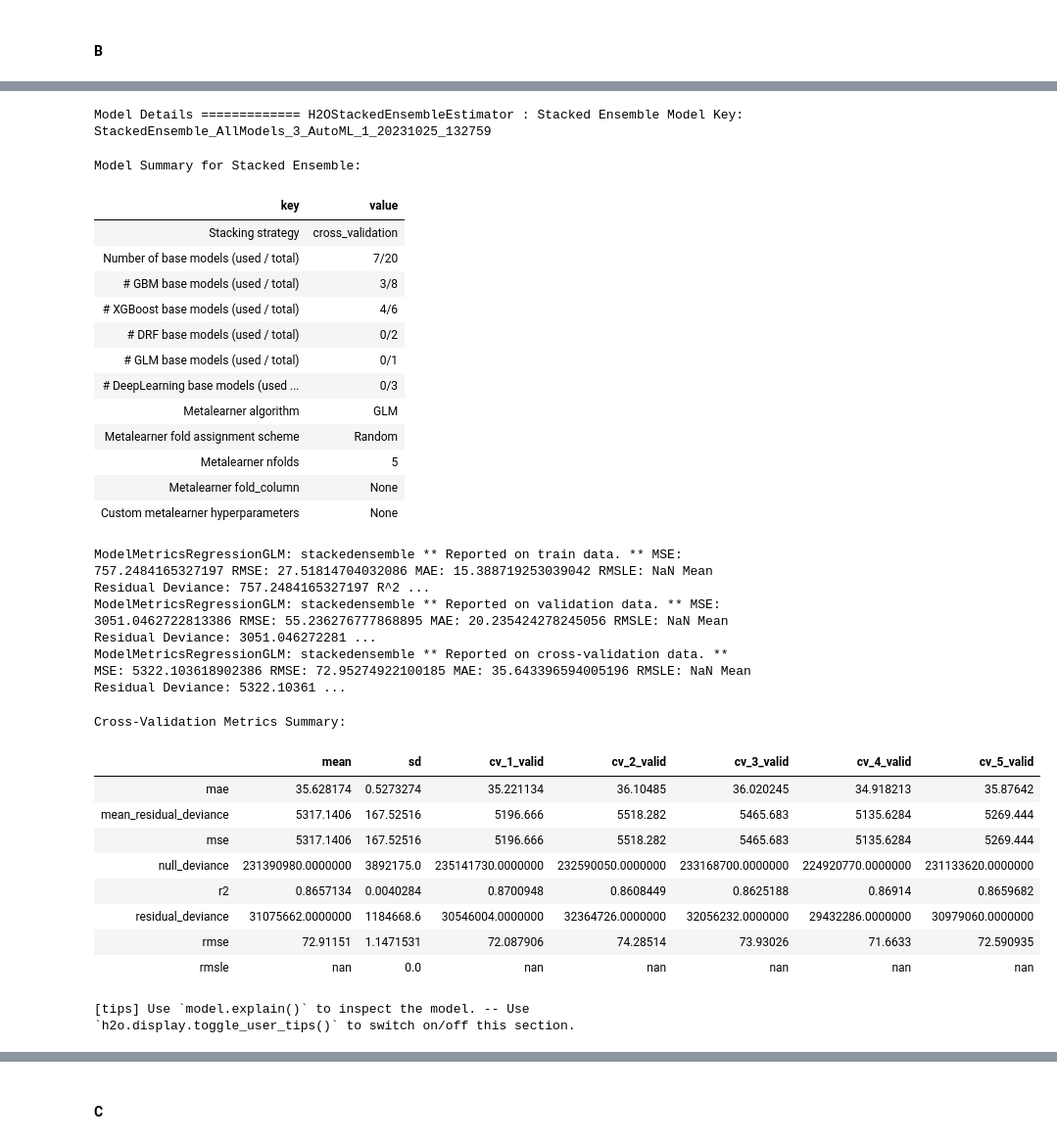
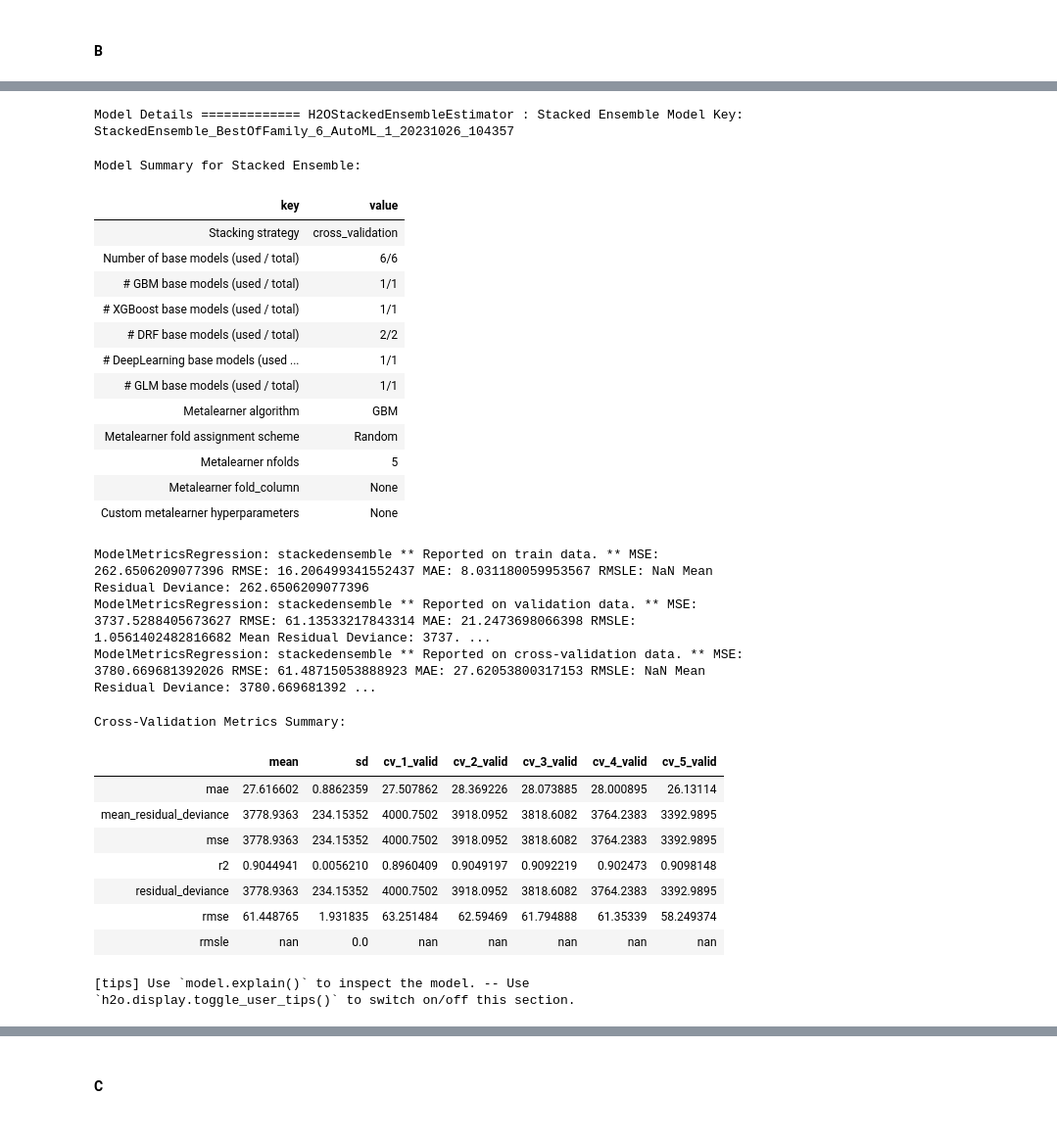
Before and after one commit to odaernt/Machine-learning-066, a Jupyter notebook: new_start/generate_dataset_automl.ipynb, the cells around one changed output, grey strips where cells are left out. Shown: that part at 98% size. Saved outputs shown, nothing was run; the diff lists cells and outputs as text; code cells hidden in the pictures.

```diff
--- a/new_start/generate_dataset_automl.ipynb
+++ b/new_start/generate_dataset_automl.ipynb
@@ -464,7 +508,7 @@ valid = h2o.H2OFrame(X_validate.assign(pv_measurement=y_validate))
 y = "pv_measurement"
 
 # Run H2O AutoML with your data
-aml = H2OAutoML(max_runtime_secs=300, stopping_metric="mae")
+aml = H2OAutoML(max_runtime_secs=1800, stopping_metric="mae")
 aml.train(y=y, training_frame=train, validation_frame=valid)
 # %% [output]
 Checking whether there is an H2O instance running at http://localhost:54322..... not found.
@@ -511,30 +555,29 @@ AutoML progress: |
-Model Details ============= H2OStackedEnsembleEstimator : Stacked Ensemble Model Key: StackedEnsemble_AllModels_3_AutoML_1_20231025_132759
+Model Details ============= H2OStackedEnsembleEstimator : Stacked Ensemble Model Key: StackedEnsemble_BestOfFamily_6_AutoML_1_20231026_104357
 Model Summary for Stacked Ensemble:
 | key | value |
 | Stacking strategy | cross_validation |
-| Number of base models (used / total) | 7/20 |
-| # GBM base models (used / total) | 3/8 |
-| # XGBoost base models (used / total) | 4/6 |
-| # DRF base models (used / total) | 0/2 |
-| # GLM base models (used / total) | 0/1 |
-| # DeepLearning base models (used ... | 0/3 |
-| Metalearner algorithm | GLM |
+| Number of base models (used / total) | 6/6 |
+| # GBM base models (used / total) | 1/1 |
+| # XGBoost base models (used / total) | 1/1 |
+| # DRF base models (used / total) | 2/2 |
+| # DeepLearning base models (used ... | 1/1 |
+| # GLM base models (used / total) | 1/1 |
+| Metalearner algorithm | GBM |
 | Metalearner fold assignment scheme | Random |
 | Metalearner nfolds | 5 |
 | Metalearner fold_column | None |
 | Custom metalearner hyperparameters | None |
-ModelMetricsRegressionGLM: stackedensemble ** Reported on train data. ** MSE: 757.2484165327197 RMSE: 27.51814704032086 MAE: 15.388719253039042 RMSLE: NaN Mean Residual Deviance: 757.2484165327197 R^2 ...
-ModelMetricsRegressionGLM: stackedensemble ** Reported on validation data. ** MSE: 3051.0462722813386 RMSE: 55.236276777868895 MAE: 20.235424278245056 RMSLE: NaN Mean Residual Deviance: 3051.046272281 ...
-ModelMetricsRegressionGLM: stackedensemble ** Reported on cross-validation data. ** MSE: 5322.103618902386 RMSE: 72.95274922100185 MAE: 35.643396594005196 RMSLE: NaN Mean Residual Deviance: 5322.10361 ...
+ModelMetricsRegression: stackedensemble ** Reported on train data. ** MSE: 262.6506209077396 RMSE: 16.206499341552437 MAE: 8.031180059953567 RMSLE: NaN Mean Residual Deviance: 262.6506209077396
+ModelMetricsRegression: stackedensemble ** Reported on validation data. ** MSE: 3737.5288405673627 RMSE: 61.13533217843314 MAE: 21.2473698066398 RMSLE: 1.0561402482816682 Mean Residual Deviance: 3737. ...
+ModelMetricsRegression: stackedensemble ** Reported on cross-validation data. ** MSE: 3780.669681392026 RMSE: 61.48715053888923 MAE: 27.62053800317153 RMSLE: NaN Mean Residual Deviance: 3780.669681392 ...
 Cross-Validation Metrics Summary:
 |  | mean | sd | cv_1_valid | cv_2_valid | cv_3_valid | cv_4_valid | cv_5_valid |
-| mae | 35.628174 | 0.5273274 | 35.221134 | 36.10485 | 36.020245 | 34.918213 | 35.87642 |
-| mean_residual_deviance | 5317.1406 | 167.52516 | 5196.666 | 5518.282 | 5465.683 | 5135.6284 | 5269.444 |
-| mse | 5317.1406 | 167.52516 | 5196.666 | 5518.282 | 5465.683 | 5135.6284 | 5269.444 |
-| null_deviance | 231390980.0000000 | 3892175.0 | 235141730.0000000 | 232590050.0000000 | 233168700.0000000 | 224920770.0000000 | 231133620.0000000 |
-| r2 | 0.8657134 | 0.0040284 | 0.8700948 | 0.8608449 | 0.8625188 | 0.86914 | 0.8659682 |
-| residual_deviance | 31075662.0000000 | 1184668.6 | 30546004.0000000 | 32364726.0000000 | 32056232.0000000 | 29432286.0000000 | 30979060.0000000 |
-| rmse | 72.91151 | 1.1471531 | 72.087906 | 74.28514 | 73.93026 | 71.6633 | 72.590935 |
+| mae | 27.616602 | 0.8862359 | 27.507862 | 28.369226 | 28.073885 | 28.000895 | 26.13114 |
+| mean_residual_deviance | 3778.9363 | 234.15352 | 4000.7502 | 3918.0952 | 3818.6082 | 3764.2383 | 3392.9895 |
+| mse | 3778.9363 | 234.15352 | 4000.7502 | 3918.0952 | 3818.6082 | 3764.2383 | 3392.9895 |
+| r2 | 0.9044941 | 0.0056210 | 0.8960409 | 0.9049197 | 0.9092219 | 0.902473 | 0.9098148 |
+| residual_deviance | 3778.9363 | 234.15352 | 4000.7502 | 3918.0952 | 3818.6082 | 3764.2383 | 3392.9895 |
+| rmse | 61.448765 | 1.931835 | 63.251484 | 62.59469 | 61.794888 | 61.35339 | 58.249374 |
 | rmsle | nan | 0.0 | nan | nan | nan | nan | nan |
 [tips] Use `model.explain()` to inspect the model. -- Use `h2o.display.toggle_user_tips()` to switch on/off this section.
 # %%
```
Also changed, not shown: parts of 21 cells of this notebook, 3 other files.
